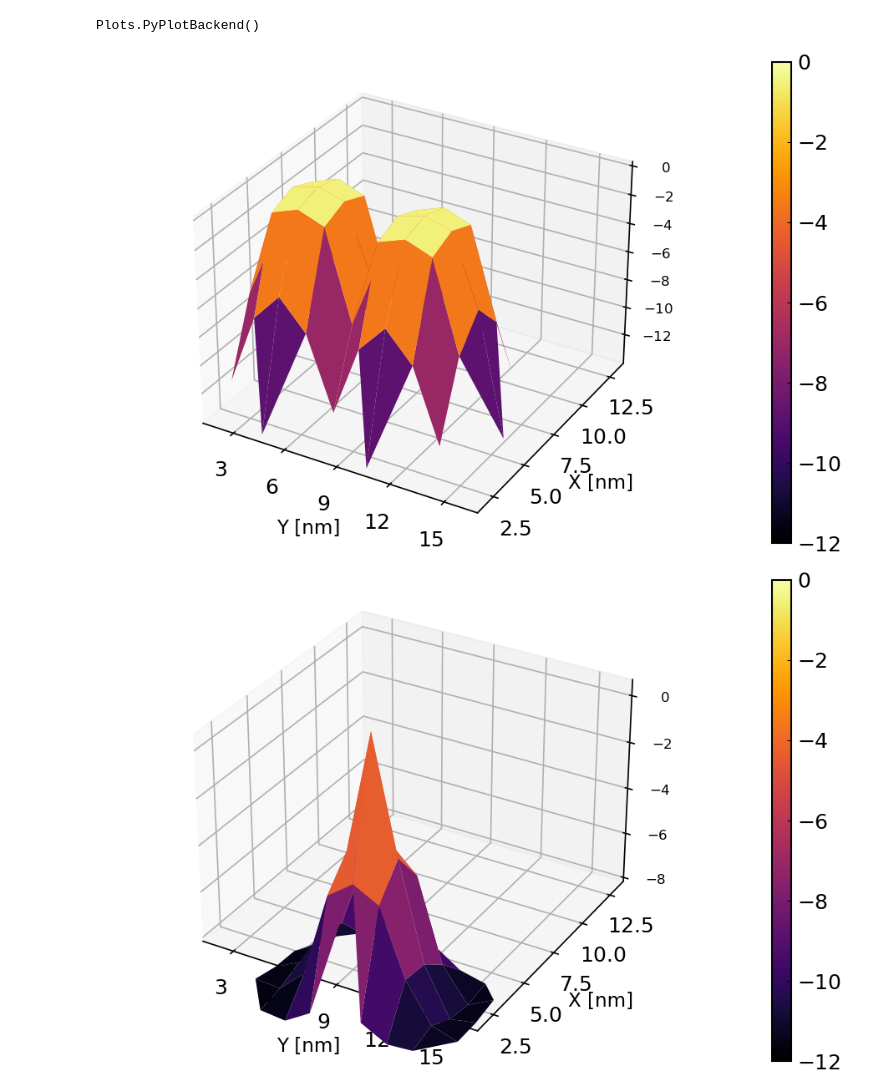
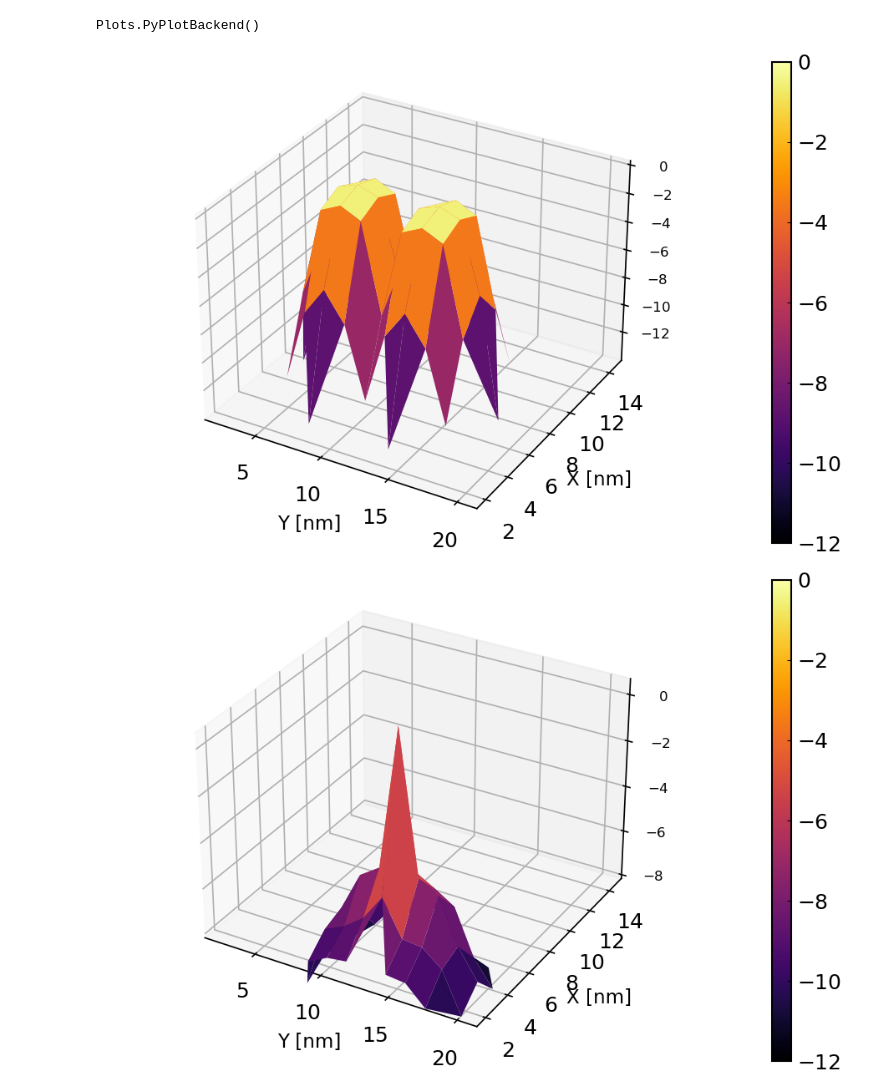
Before and after one commit to matsunagalab/differentiable_BTR, a Jupyter notebook: double_tip/blindtip_original_randn.ipynb, the cells around one changed output. Cells and saved outputs as stored; diff of their text form; code cells hidden in the pictures.

```diff
--- a/double_tip/blindtip_original_randn.ipynb
+++ b/double_tip/blindtip_original_randn.ipynb
@@ -151,29 +195,29 @@ Plots.PyPlotBackend()
 # %%
 tip_tmp = deepcopy(tip)
 tip_tmp[tip .< -150.0] .= NaN
 
-plot(collect(1:11) .* resolution ./ 10.0, collect(1:9) .* resolution ./ 10.0, tip_tmp ./ 10.0, st=:surface, dpi=150, clims=(-12, 0),
+plot(collect(1:nx) .* resolution ./ 10.0, collect(1:ny) .* resolution ./ 10.0, tip_tmp ./ 10.0, st=:surface, dpi=150, clim=(-12, 0),
      xtickfontsize=12, ytickfontsize=12, legendfontsize=12, colorbar_tickfontsize=12)
 xlabel!("Y [nm]", fontsize=35)
 p = ylabel!("X [nm]", fontsize=35)
 #zlabel!("Z [nm]", fontsize=35)
 #zlims!((-8, 0.5))
 #zlabel!("Tip height [nm]", fontsize=35)
 # %% [output]
-[figure, old version]
+[figure, new version]
 # %%
 savefig(p, "blindtip_original_randn04.png")
 # %%
-tip_tmp = deepcopy(P_over_lambdas_array[1][3])
-tip_tmp[tip .< -100.0] .= NaN
+tip_tmp = deepcopy(P_over_lambdas_array[1][1])
+tip_tmp[tip .< -120.0] .= NaN
 
-plot(collect(1:11) .* resolution ./ 10.0, collect(1:9) .* resolution ./ 10.0, tip_tmp ./ 10.0, st=:surface, dpi=150, clims=(-12, 0),
+plot(collect(1:nx) .* resolution ./ 10.0, collect(1:ny) .* resolution ./ 10.0, tip_tmp ./ 10.0, st=:surface, dpi=150, clim=(-12, 0),
      xtickfontsize=12, ytickfontsize=12, legendfontsize=12, colorbar_tickfontsize=12)
 zlims!((-8, 0.5))
 xlabel!("Y [nm]", fontsize=35)
 p = ylabel!("X [nm]", fontsize=35)
 #zlabel!("Tip height [nm]", fontsize=35)
 # %% [output]
-[figure, old version]
+[figure, new version]
 # %%
 savefig(p, "blindtip_original_randn05.png")
```
Also changed, not shown: parts of 35 cells of this notebook, 11 other files.
